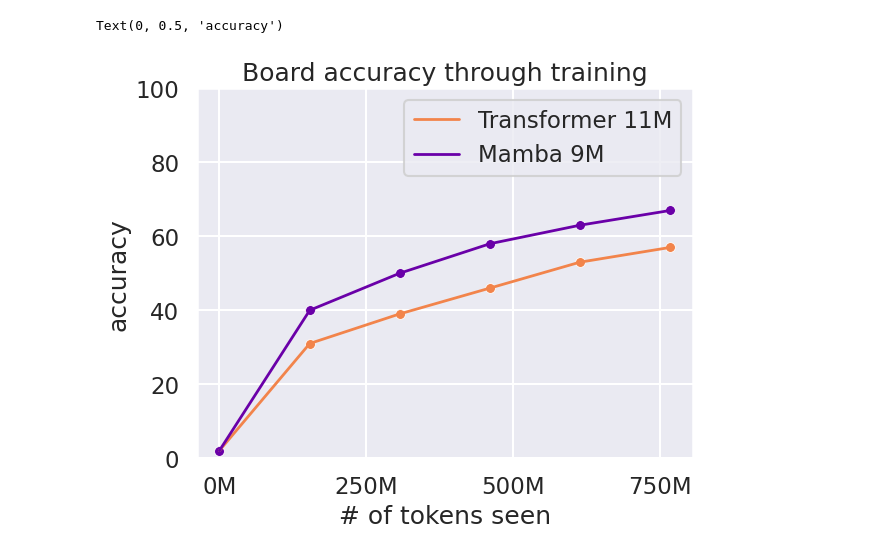
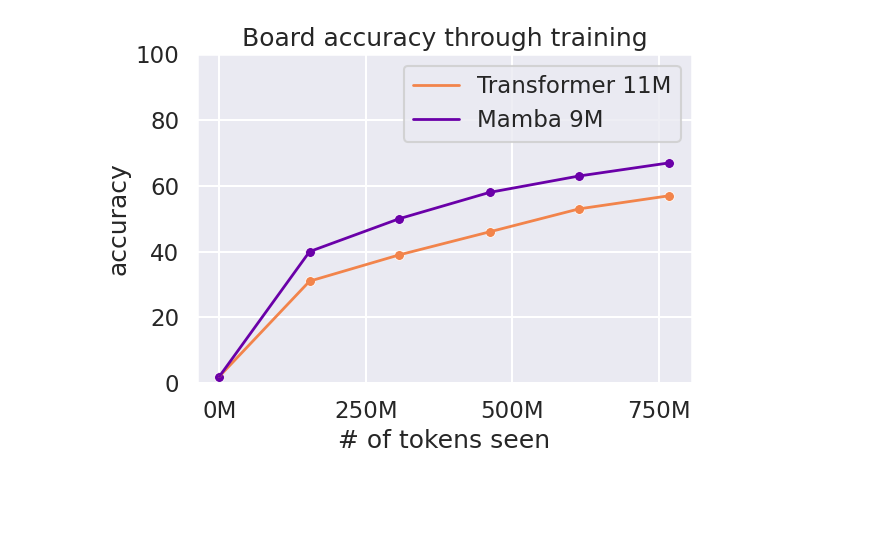
Before and after one commit to alxndrTL/othello_mamba, a Jupyter notebook: plots.ipynb, the cells around one changed output. Saved outputs shown, nothing was run; the diff lists cells and outputs as text; code cells hidden in the pictures; blank space fills up the shorter version.

```diff
--- a/plots.ipynb
+++ b/plots.ipynb
@@ -73,31 +81,33 @@ Text(0, 0.5, 'accuracy')
 # %%
 x1 = [0, 154, 307, 461, 614, 768] # millions of tokens
 y1 = [2, 31, 39, 46, 53, 57] # breezy-breeze-46 board acc through training (11M Transformer)
 
 x2 = [0, 154, 307, 461, 614, 768] # millions of tokens
 y2 = [2, 40, 50, 58, 63, 67] # sparkling-butterfly-50 board acc through training (9M Mamba)
 
 cmap = cm.plasma
 colors = [cmap(0.7), cmap(0.9), cmap(0.2), cmap(0.4)]
 
 sns.set_theme('talk')
 
 ax = sns.lineplot(x=x1, y=y1, color=colors[0], linewidth=2, label="Transformer 11M")
 sns.scatterplot(ax=ax, x=x1, y=y1, color=colors[0], s=50)
 
 sns.lineplot(ax=ax, x=x2, y=y2, color=colors[2], linewidth=2, label="Mamba 9M")
 sns.scatterplot(ax=ax, x=x2, y=y2, color=colors[2], s=50)
 
 xticks = [0, 250, 500, 750]
 xlabels = ["0M", "250M", "500M", "750M"]
 ax.set_xticks(xticks)
 ax.set_xticklabels(xlabels , rotation=0)
 
 ax.set_ybound(0, 100)
 
 ax.set_title('Board accuracy through training', fontsize=18)
 ax.set_xlabel('# of tokens seen')
 ax.set_ylabel('accuracy')
+
+plt.tight_layout()
+plt.savefig("boardacc_through_training.png", dpi=600)
 # %% [output]
-Text(0, 0.5, 'accuracy')
-[figure, old version]
+[figure, new version]
```
Also changed, not shown: parts of 3 cells of this notebook, 9 other files.
